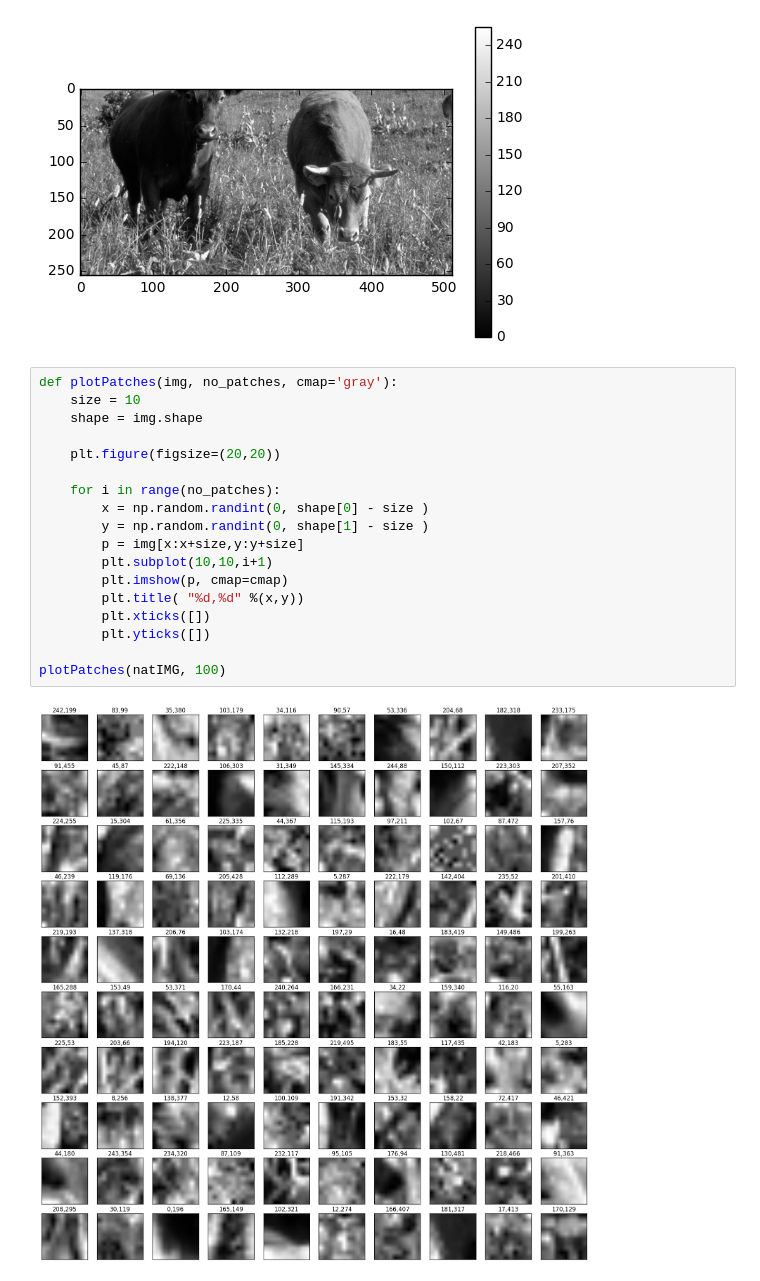
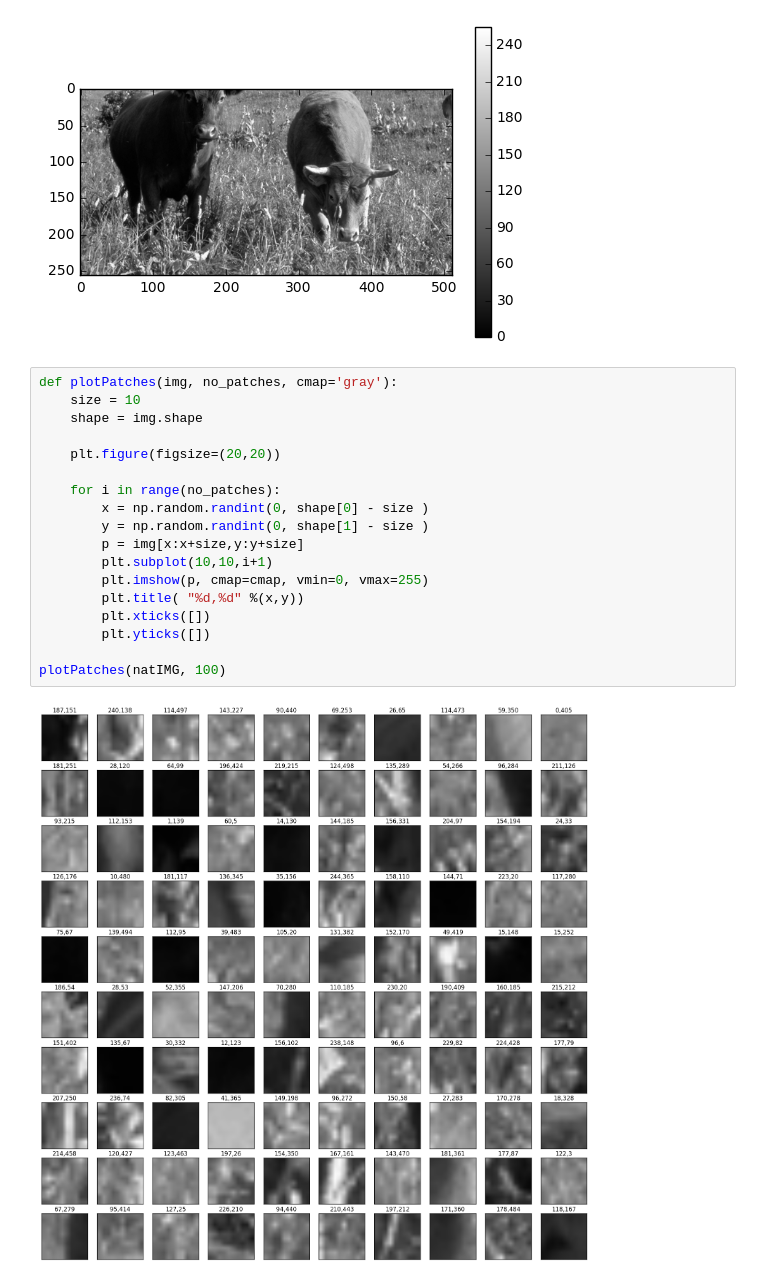
Before and after one commit to p16i/course-machine-intelligence-2, a Jupyter notebook: w1-data-projections/ex1.ipynb, the cells around one changed output. Saved outputs shown, nothing was run; the diff lists cells and outputs as text.

```diff
--- a/w1-data-projections/ex1.ipynb
+++ b/w1-data-projections/ex1.ipynb
@@ -186,23 +195,23 @@ plt.colorbar()
 # %%
 def plotPatches(img, no_patches, cmap='gray'):
     size = 10
     shape = img.shape
 
     plt.figure(figsize=(20,20))
 
     for i in range(no_patches):
         x = np.random.randint(0, shape[0] - size )
         y = np.random.randint(0, shape[1] - size )
         p = img[x:x+size,y:y+size]
         plt.subplot(10,10,i+1)
-        plt.imshow(p, cmap=cmap)
+        plt.imshow(p, cmap=cmap, vmin=0, vmax=255)
         plt.title( "%d,%d" %(x,y))
         plt.xticks([])
         plt.yticks([])
 
 plotPatches(natIMG, 100)
 # %% [output]
-[figure, old version]
+[figure, new version]
 # %%
 plotPatches(natIMG, 100, cmap="Greys")
 # %% [output]
```
Also changed, not shown: parts of 3 cells of this notebook.
